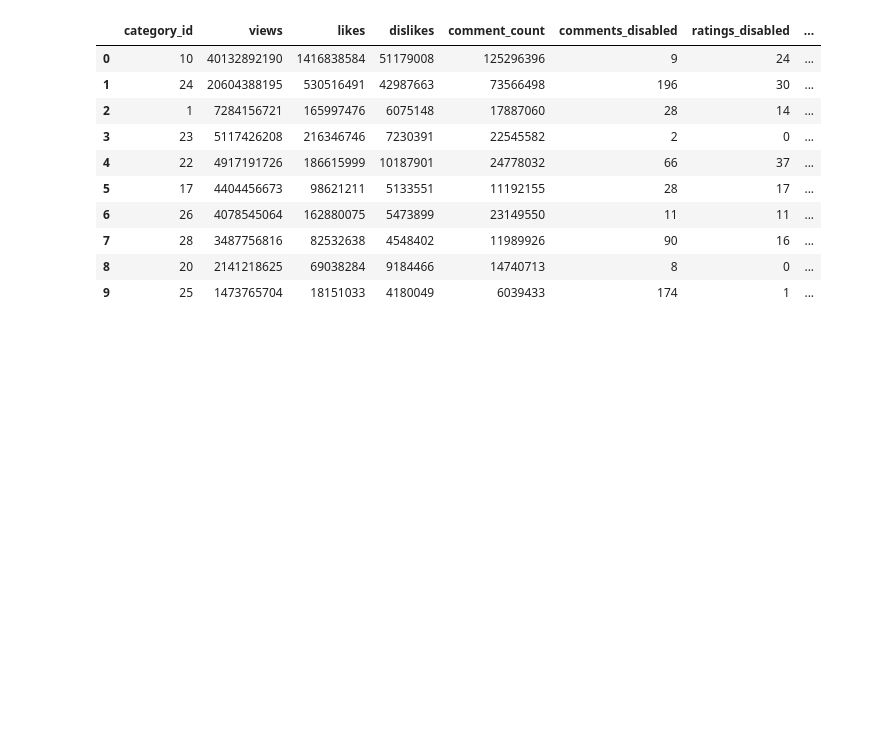
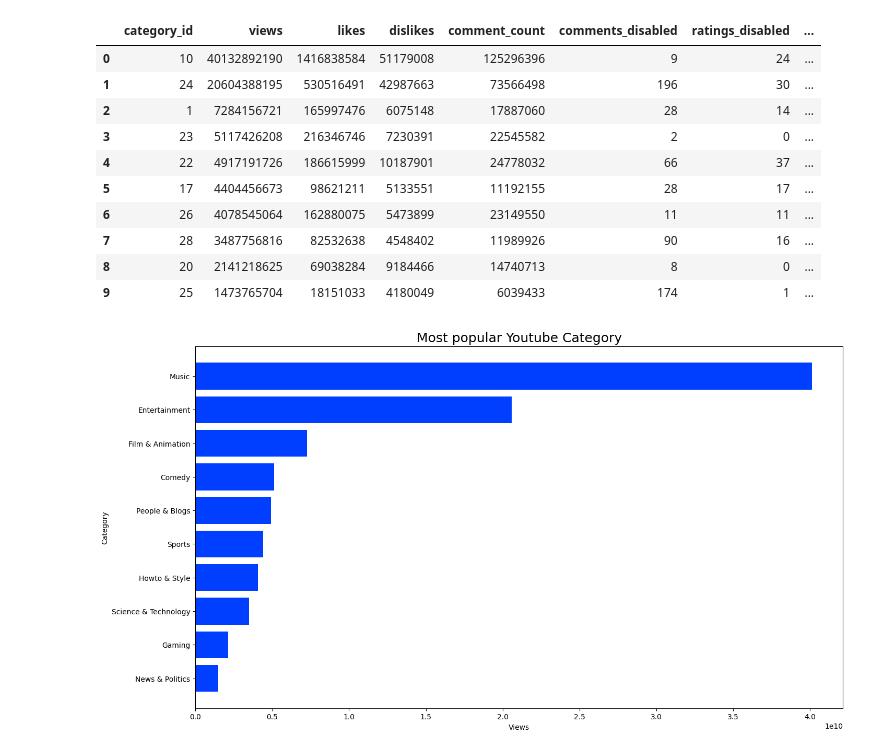
Before and after one commit to morgancoad/pandas-eda-casestudy-overview, a Jupyter notebook: notebooks/test_youtube.ipynb, the cells around one changed output. Saved outputs shown, nothing was run; the diff lists cells and outputs as text; code cells hidden in the pictures; blank space fills up the shorter version.

Commit message:
added category_id_name cols and more charts

```diff
--- a/notebooks/test_youtube.ipynb
+++ b/notebooks/test_youtube.ipynb
@@ -320,3 +320,21 @@ id_list
 | 7 | 28 | 3487756816 | 82532638 | 4548402 | 11989926 | 90 | 16 | ... |
 | 8 | 20 | 2141218625 | 69038284 | 9184466 | 14740713 | 8 | 0 | ... |
 | 9 | 25 | 1473765704 | 18151033 | 4180049 | 6039433 | 174 | 1 | ... |
+# %%
+fig, ax = plt.subplots(figsize=(16,9))
+id_list = id_list.sort_values('views', ascending=True)
+ax.barh(id_list['category_id_name'], id_list['views'])
+#ax.set_xticklabels(xlim=100000,200000000)
+#ax.set_xlim(100000,300000000)
+ax.set_title('Most popular Youtube Category', fontsize=18)
+ax.set_ylabel('Category')
+ax.set_xlabel('Views')
+#ax.set_xticklabels(['1','2','3','4','5','6','7','8','9','10'])
+#ax.ticklabel_format(style='plain',scilimits=(0,0))
+# import matplotlib.ticker
+# ax.set_scientific(False)
+
+plt.savefig('../img/Most popular Youtube Category.jpg', bbox_inches = 'tight')
+plt.show()
+# %% [output]
+[figure, added]
```
